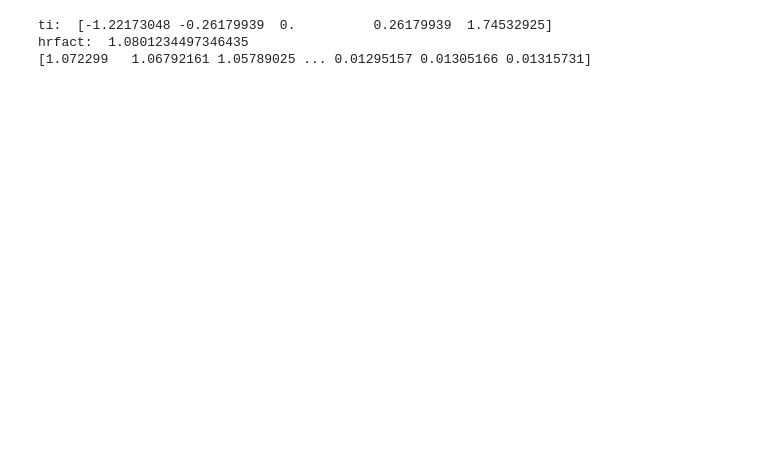
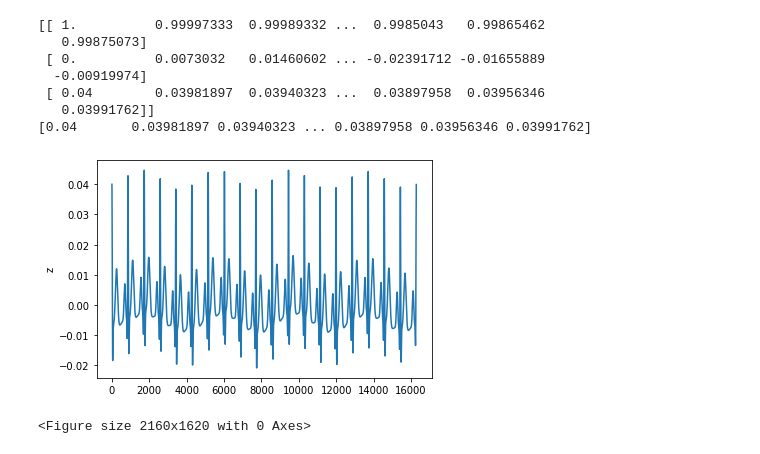
Before and after one commit to DangHa/PINNs-EKG, a Jupyter notebook: src/scipy_solver.ipynb, the cells around one changed output. Saved outputs shown, nothing was run; the diff lists cells and outputs as text; code cells hidden in the pictures; blank space fills up the shorter version.

```diff
--- a/src/scipy_solver.ipynb
+++ b/src/scipy_solver.ipynb
@@ -384,14 +382,12 @@ def _ecg_simulate_ecgsyn(
         bi = np.array(bi)
 
     ti = ti * np.pi / 180
-    print("ti: ", ti)
 
     # Adjust extrema parameters for mean heart rate
     hrfact = np.sqrt(hrmean / 60)
     hrfact2 = np.sqrt(hrfact)
     bi = hrfact * bi
     ti = np.array([hrfact2, hrfact, 1, hrfact, hrfact2]) * ti
-    print("hrfact: ", hrfact)
 
     # Check that sfint is an integer multiple of sfecg
     q = np.round(sfint / sfecg)
@@ -448,8 +444,10 @@ def _ecg_simulate_ecgsyn(
     )
     X0 = result.y
 
+
     # downsample to required sfecg
     X = X0[:, np.arange(0, X0.shape[1], q).astype(int)]
+    return X
 
     # Scale signal to lie between -0.4 and 1.2 mV
     z = X[2, :].copy()
@@ -528,33 +526,50 @@ heart_rate=70
 heart_rate_std=1
 method="ecgsyn"
 random_state=None
 
 np.random.seed(random_state)
 
 # Generate number of samples automatically if length is unspecified
 if length is None:
     length = duration * sampling_rate
 if duration is None:
     duration = length / sampling_rate
 
 # Run appropriate method
 approx_number_beats = int(np.round(duration * (heart_rate / 60)))
 ecg = _ecg_simulate_ecgsyn(
     sfecg=sampling_rate,
     N=approx_number_beats,
     Anoise=0,
     hrmean=heart_rate,
     hrstd=heart_rate_std,
     lfhfratio=0.5,
     sfint=sampling_rate,
     ti=(-70, -15, 0, 15, 100),
     ai=(1.2, -5, 30, -7.5, 0.75),
     bi=(0.25, 0.1, 0.1, 0.1, 0.4),
 )
 # Cut to match expected length
 ecg = ecg[0:length]
 print(ecg)
+print(ecg[2])
+
+import matplotlib.pyplot as plt
+from matplotlib.pyplot import figure
+
+# plot results
+plt.plot(ecg[2])
+# plt.xlabel('time')
+plt.ylabel('z')
+figure(figsize=(12, 9), dpi=180)
+plt.show()
 # %% [output]
-ti:  [-1.22173048 -0.26179939  0.          0.26179939  1.74532925]
-hrfact:  1.0801234497346435
-[1.072299   1.06792161 1.05789025 ... 0.01295157 0.01305166 0.01315731]
+[[ 1.          0.99997333  0.99989332 ...  0.9985043   0.99865462
+   0.99875073]
+ [ 0.          0.0073032   0.01460602 ... -0.02391712 -0.01655889
+  -0.00919974]
+ [ 0.04        0.03981897  0.03940323 ...  0.03897958  0.03956346
+   0.03991762]]
+[0.04       0.03981897 0.03940323 ... 0.03897958 0.03956346 0.03991762]
+[figure, added]
+<Figure size 2160x1620 with 0 Axes>
```
Also changed, not shown: parts of 1 cell of this notebook, 6 other files.
